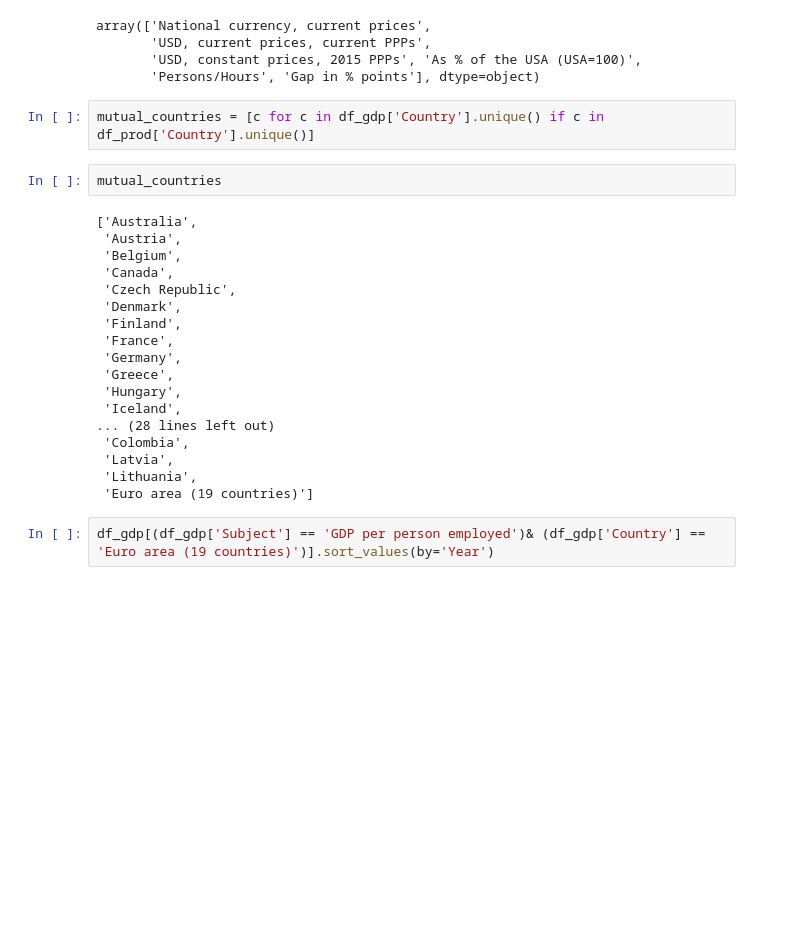
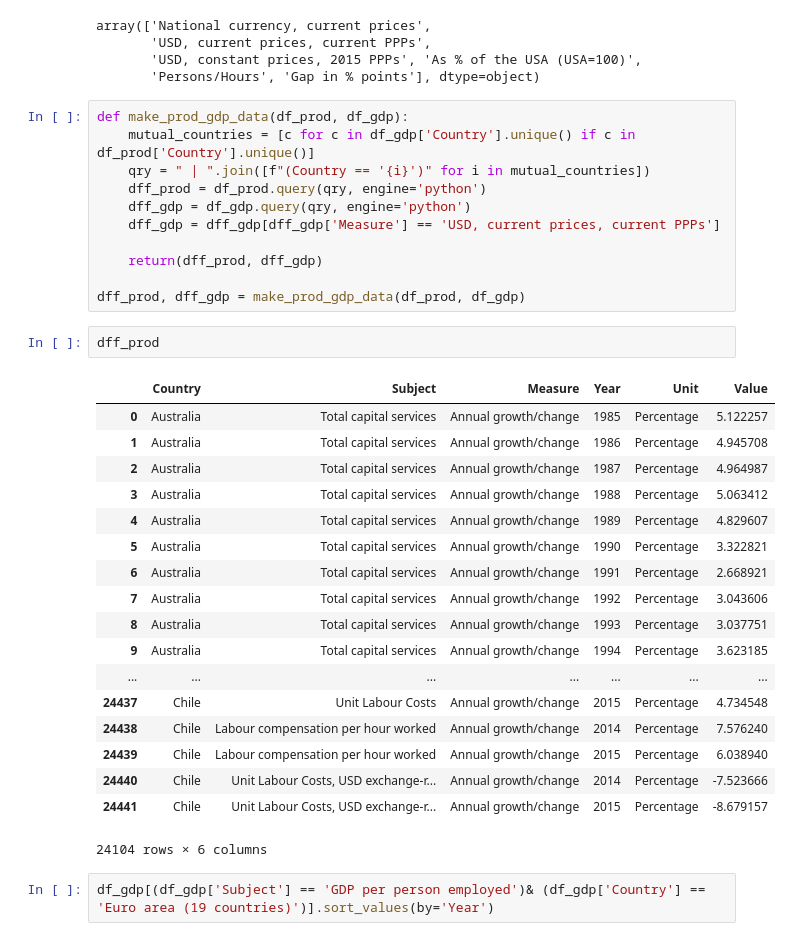
Before and after one commit to mayabenowitz/neuralcraft, a Jupyter notebook: notebooks/1.1-mayab-data-munging.ipynb, the cells around one changed output. Saved outputs shown, nothing was run; the diff lists cells and outputs as text; blank space fills up the shorter version.

```diff
--- a/notebooks/1.1-mayab-data-munging.ipynb
+++ b/notebooks/1.1-mayab-data-munging.ipynb
@@ -73,28 +73,38 @@ array(['National currency, current prices',
        'USD, current prices, current PPPs',
        'USD, constant prices, 2015 PPPs', 'As % of the USA (USA=100)',
        'Persons/Hours', 'Gap in % points'], dtype=object)
-# %%
-mutual_countries = [c for c in df_gdp['Country'].unique() if c in df_prod['Country'].unique()]
-# %%
-mutual_countries
-# %% [output]
-['Australia',
- 'Austria',
- 'Belgium',
- 'Canada',
- 'Czech Republic',
- 'Denmark',
- 'Finland',
- 'France',
- 'Germany',
- 'Greece',
- 'Hungary',
- 'Iceland',
-... (28 lines left out)
- 'Colombia',
- 'Latvia',
- 'Lithuania',
- 'Euro area (19 countries)']
+# %%
+def make_prod_gdp_data(df_prod, df_gdp):
+    mutual_countries = [c for c in df_gdp['Country'].unique() if c in df_prod['Country'].unique()]
+    qry = " | ".join([f"(Country == '{i}')" for i in mutual_countries])
+    dff_prod = df_prod.query(qry, engine='python')
+    dff_gdp = df_gdp.query(qry, engine='python')
+    dff_gdp = dff_gdp[dff_gdp['Measure'] == 'USD, current prices, current PPPs']
+
+    return(dff_prod, dff_gdp)
+
+dff_prod, dff_gdp = make_prod_gdp_data(df_prod, df_gdp)
+# %%
+dff_prod
+# %% [output]
+|  | Country | Subject | Measure | Year | Unit | Value |
+| 0 | Australia | Total capital services | Annual growth/change | 1985 | Percentage | 5.122257 |
+| 1 | Australia | Total capital services | Annual growth/change | 1986 | Percentage | 4.945708 |
+| 2 | Australia | Total capital services | Annual growth/change | 1987 | Percentage | 4.964987 |
+| 3 | Australia | Total capital services | Annual growth/change | 1988 | Percentage | 5.063412 |
+| 4 | Australia | Total capital services | Annual growth/change | 1989 | Percentage | 4.829607 |
+| 5 | Australia | Total capital services | Annual growth/change | 1990 | Percentage | 3.322821 |
+| 6 | Australia | Total capital services | Annual growth/change | 1991 | Percentage | 2.668921 |
+| 7 | Australia | Total capital services | Annual growth/change | 1992 | Percentage | 3.043606 |
+| 8 | Australia | Total capital services | Annual growth/change | 1993 | Percentage | 3.037751 |
+| 9 | Australia | Total capital services | Annual growth/change | 1994 | Percentage | 3.623185 |
+| ... | ... | ... | ... | ... | ... | ... |
+| 24437 | Chile | Unit Labour Costs | Annual growth/change | 2015 | Percentage | 4.734548 |
+| 24438 | Chile | Labour compensation per hour worked | Annual growth/change | 2014 | Percentage | 7.576240 |
+| 24439 | Chile | Labour compensation per hour worked | Annual growth/change | 2015 | Percentage | 6.038940 |
+| 24440 | Chile | Unit Labour Costs, USD exchange-r... | Annual growth/change | 2014 | Percentage | -7.523666 |
+| 24441 | Chile | Unit Labour Costs, USD exchange-r... | Annual growth/change | 2015 | Percentage | -8.679157 |
+24104 rows × 6 columns
 # %%
 df_gdp[(df_gdp['Subject'] == 'GDP per person employed')& (df_gdp['Country'] == 'Euro area (19 countries)')].sort_values(by='Year')
 # %% [output]
```
Also changed, not shown: 1 other file.
